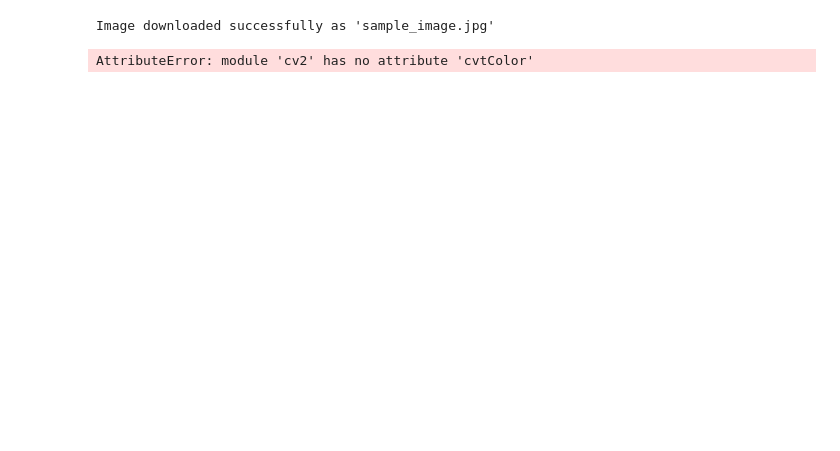
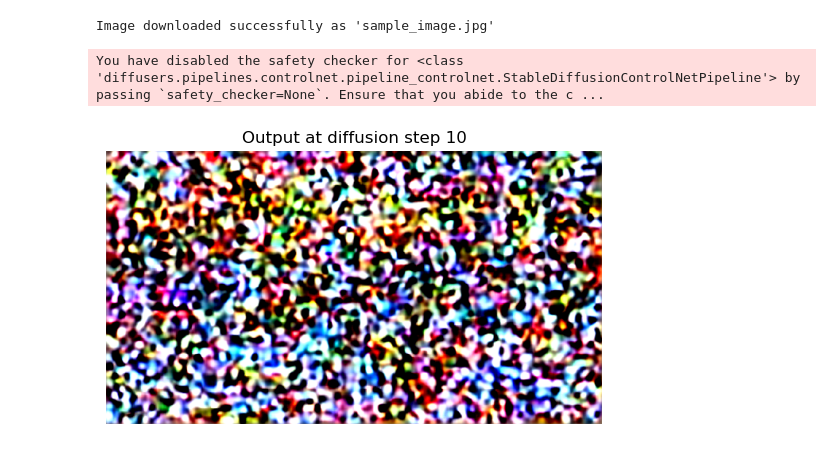
Before and after one commit to CS7150-Zheng-Wang/hybrid-control-net, a Jupyter notebook: DT-ControlNet.ipynb, the cells around one changed output. Saved outputs shown, nothing was run; the diff lists cells and outputs as text; code cells hidden in the pictures; blank space fills up the shorter version.

```diff
--- a/DT-ControlNet.ipynb
+++ b/DT-ControlNet.ipynb
@@ -32,7 +32,7 @@ import torch
 from diffusers import (
     StableDiffusionControlNetPipeline,
     ControlNetModel,
-    UniPCMultistepScheduler,
+    EulerAncestralDiscreteScheduler,
 )
 import matplotlib.pyplot as plt
 from PIL import Image
@@ -56,9 +56,10 @@ pipe = StableDiffusionControlNetPipeline.from_pretrained(
     "stable-diffusion-v1-5/stable-diffusion-v1-5",
     controlnet=controlnet,
     torch_dtype=torch.float16,
+    safety_checker=None,
     use_safetensors=True,
 )
-pipe.scheduler = UniPCMultistepScheduler.from_config(pipe.scheduler.config)
+pipe.scheduler = EulerAncestralDiscreteScheduler.from_config(pipe.scheduler.config)
 pipe.enable_model_cpu_offload()  # Optional: useful if GPU memory is limited.
 
 # 2. Set parameters for the diffusion process.
@@ -73,6 +74,8 @@ def interrupt_callback(pipeline, i, t, callback_kwargs):
     if i == visualize_dt_timestep:
         pipeline._interrupt = True  # Interrupt the process at the specified step.
     return callback_kwargs
+# %% [output]
+You have disabled the safety checker for <class 'diffusers.pipelines.controlnet.pipeline_controlnet.StableDiffusionControlNetPipeline'> by passing `safety_checker=None`. Ensure that you abide to the c ...
 # %%
 # 4. Provide your prompt and control input (e.g., a canny edge map as conditioning image).
 prompt = "A futuristic cityscape at sunset"
@@ -96,19 +99,23 @@ conditioning_image = Image.fromarray(edges_rgb)
 # 5. Run the ControlNet pipeline with the callback.
 with torch.no_grad():
     # The callback will stop the diffusion after the specified step.
-    intermediate_image = pipe(
+    results = pipe(
         prompt,
         image=conditioning_image,
         num_inference_steps=num_inference_steps,
         callback_on_step_end=interrupt_callback,
         callback_steps=1,  # Callback is called at every step.
         generator=torch.manual_seed(42),  # Ensure reproducibility.
-    ).images[0]
+        return_dict=True,
+    )
 
-# 6. Visualize the intermediate output.
-plt.imshow(intermediate_image)
-plt.title(f"Output at diffusion step {visualize_dt_timestep}")
-plt.axis("off")
-plt.show()
+    intermediate_image = results.images[1][0]
+    noisy_image = results.images[0][0]
-# %% [output]
-AttributeError: module 'cv2' has no attribute 'cvtColor'
+# %%
+# 6. Visualize the intermediate output.
+plt.imshow(noisy_image)
+plt.title(f"Output at diffusion step {visualize_dt_timestep}")
+plt.axis("off")
+plt.show()
+# %% [output]
+[figure, added]
```
Also changed, not shown: parts of 1 cell of this notebook, 2 other files.
